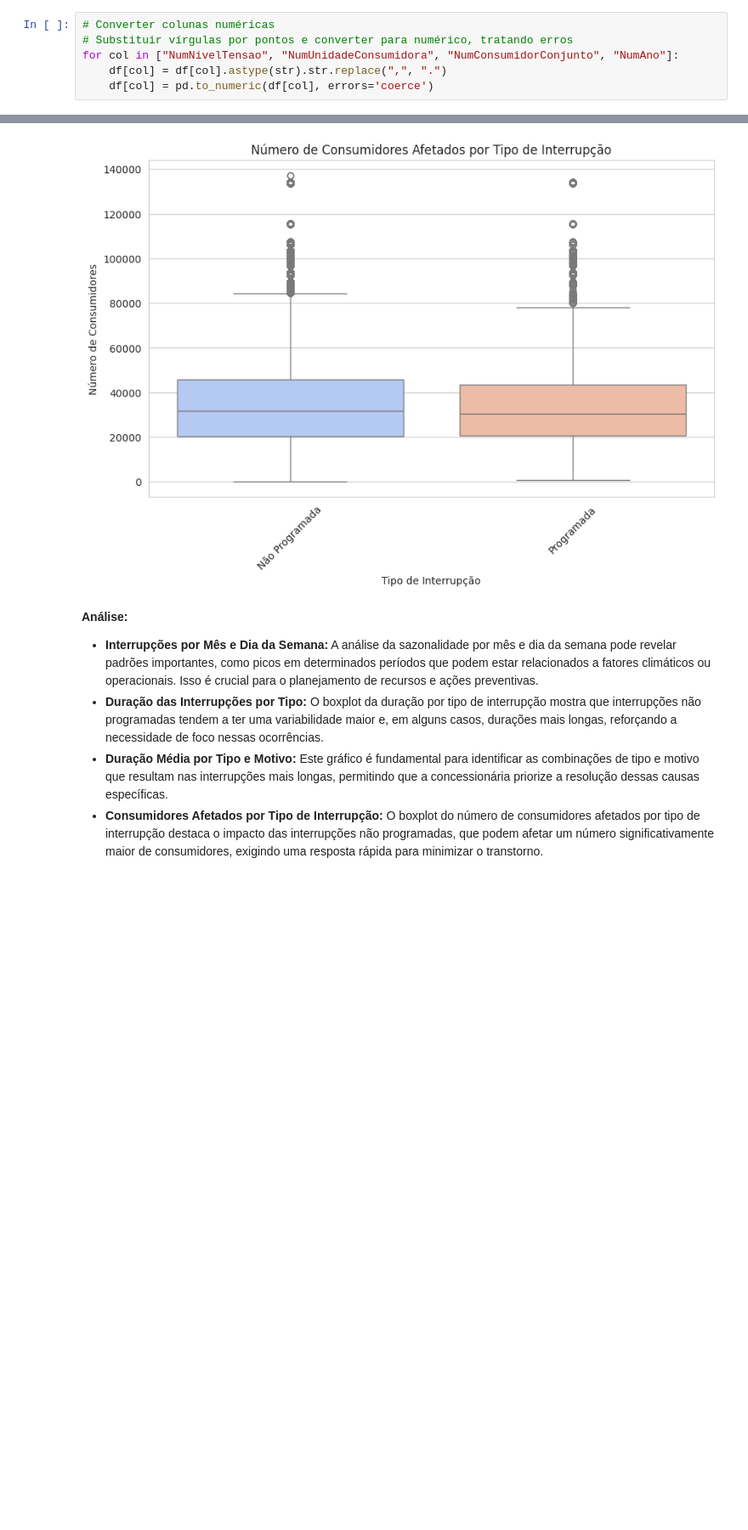
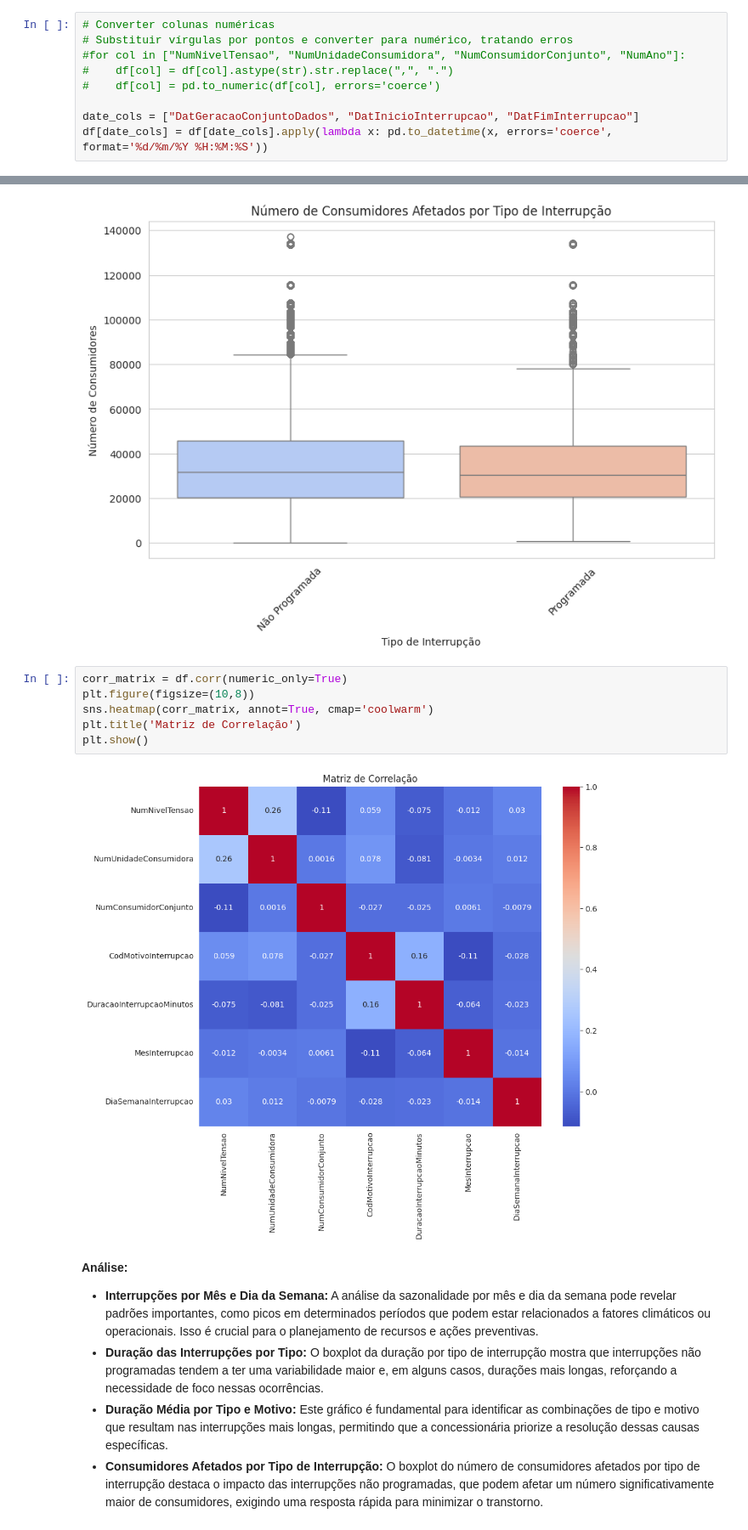
Before and after one commit to wilton-jose/MVP--Analise-de-Dados-e-Boas-Praticas, a Jupyter notebook: MPV_Analise de Dados e Boas Praticas.ipynb, the cells around one changed output, grey strips where cells are left out. Shown: that part at 85% size. Cells and saved outputs as stored; diff of their text form; blank space fills up the shorter version.

```diff
--- a/MPV_Analise de Dados e Boas Praticas.ipynb
+++ b/MPV_Analise de Dados e Boas Praticas.ipynb
@@ -149,9 +152,12 @@ df["DatFimInterrupcao"] = pd.to_datetime(df["DatFimInterrupcao"], errors='coerce
 # %%
 # Converter colunas numéricas
 # Substituir vírgulas por pontos e converter para numérico, tratando erros
-for col in ["NumNivelTensao", "NumUnidadeConsumidora", "NumConsumidorConjunto", "NumAno"]:
-    df[col] = df[col].astype(str).str.replace(",", ".")
-    df[col] = pd.to_numeric(df[col], errors='coerce')
+#for col in ["NumNivelTensao", "NumUnidadeConsumidora", "NumConsumidorConjunto", "NumAno"]:
+#    df[col] = df[col].astype(str).str.replace(",", ".")
+#    df[col] = pd.to_numeric(df[col], errors='coerce')
+
+date_cols = ["DatGeracaoConjuntoDados", "DatInicioInterrupcao", "DatFimInterrupcao"]
+df[date_cols] = df[date_cols].apply(lambda x: pd.to_datetime(x, errors='coerce', format='%d/%m/%Y %H:%M:%S'))
 # %%
 # Mapeamento dos motivos de expurgo do PDF
 motivos_expurgo_pdf = {
@@ -480,6 +492,14 @@ plt.xticks(rotation=45)
 plt.show()
 # %% [output]
 [figure]
+# %%
+corr_matrix = df.corr(numeric_only=True)
+plt.figure(figsize=(10,8))
+sns.heatmap(corr_matrix, annot=True, cmap='coolwarm')
+plt.title('Matriz de Correlação')
+plt.show()
+# %% [output]
+[figure, added]
 # %% [markdown]
 **Análise:**
 
```
Also changed, not shown: parts of 4 cells of this notebook.
